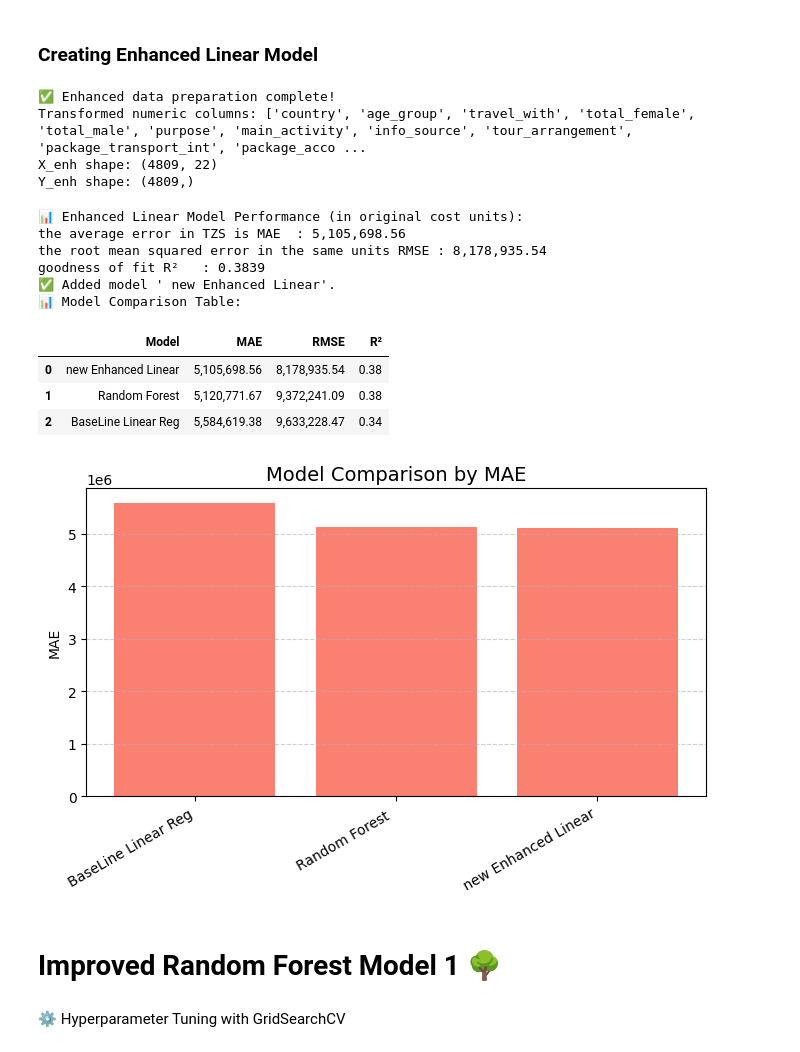
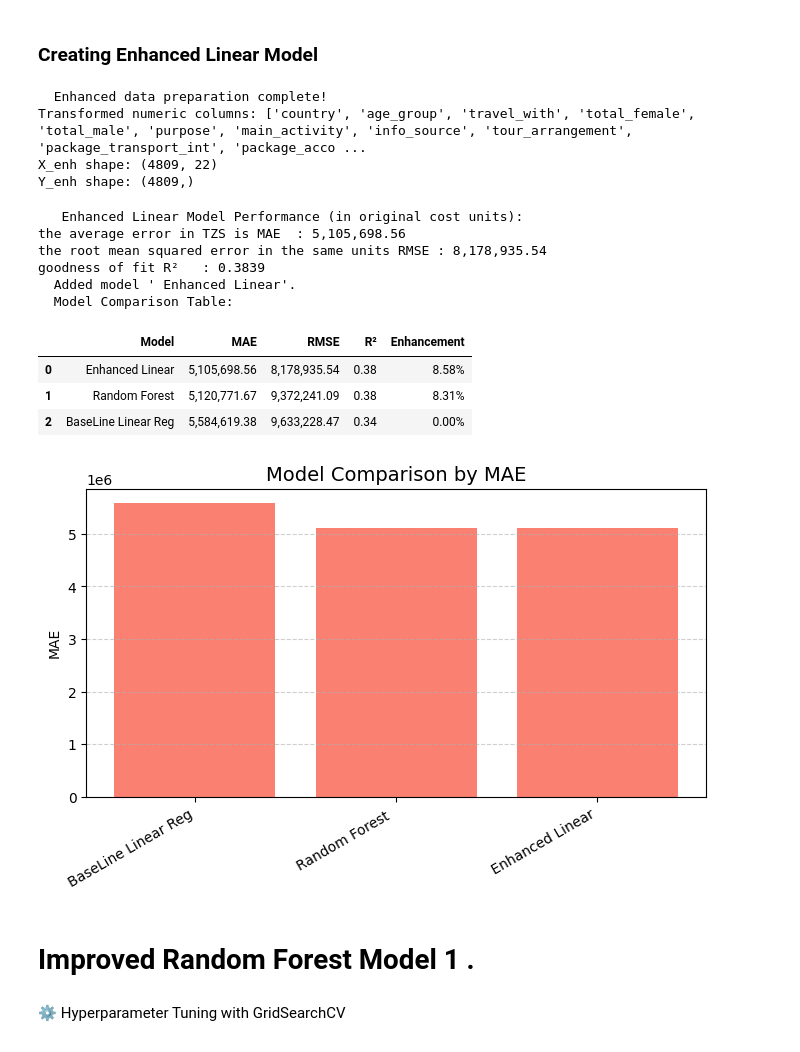
Before and after one commit to Karl-Johann-Jaekel/Machine-Learning-Project-Tourism, a Jupyter notebook: ML-Project.ipynb, the cells around one changed output. Drawn from its saved outputs; the diff is of its cells as text; code cells hidden in the pictures.

Commit message:
code enhanced for presentation

```diff
--- a/ML-Project.ipynb
+++ b/ML-Project.ipynb
@@ -1413,21 +1287,21 @@ plt.show()
 # %%
 
 # ===========================
-# 🧱 Enhanced Data Preparation (Independent from baseline)
+#   Enhanced Data Preparation (Independent from baseline)
 # ===========================
 
 import numpy as np
 import pandas as pd
 from sklearn.preprocessing import StandardScaler
 
-# --- 0️⃣ Make independent copies ---
+# ---  0-Make independent copies ---
 train_enh = train.copy()
 
 
-# --- 1️⃣ Log-transform the target variable ---
+# ---  1- Log-transform the target variable ---
 train_enh['log_total_cost'] = np.log1p(train_enh['total_cost'])
 
-# --- 2️⃣ Handle outliers in numeric columns ---
+# ---  2- Handle outliers in numeric columns ---
 numeric_cols_enh = train_enh.select_dtypes(include=['float64', 'int64']).columns
 
 for col in numeric_cols_enh:
@@ -1435,28 +1309,29 @@ for col in numeric_cols_enh:
     upper = train_enh[col].quantile(0.99)
     train_enh[col] = np.clip(train_enh[col], lower, upper)
 
-# --- 3️⃣ Standardize numeric features ---
+# ---  3- Standardize numeric features ---
 numeric_cols_enh = numeric_cols_enh.drop(['total_cost', 'log_total_cost', 'id'], errors='ignore')
 
-scaler = StandardScaler()
-train_enh[numeric_cols_enh] = scaler.fit_transform(train_enh[numeric_cols_enh])
+scaler_enh = StandardScaler()
+train_enh[numeric_cols_enh] = scaler_enh.fit_transform(train_enh[numeric_cols_enh])
 
 # Standardize only columns that exist in test_enh
 #numeric_cols_test = [col for col in numeric_cols if col in test_enh.columns]
 
 
-# --- 4️⃣ Split features and target for enhanced model ---
+
+# ---  4- Split features and target for enhanced model ---
 X_enh = train_enh.drop(columns=['total_cost', 'log_total_cost'])
 Y_enh = train_enh['total_cost']
 
 
-# --- 5️⃣ Quick check ---
-print("\n✅ Enhanced data preparation complete!")
+# ---  5- Quick check ---
+print("\n  Enhanced data preparation complete!")
 print("Transformed numeric columns:", numeric_cols_enh.tolist())
 print("X_enh shape:", X_enh.shape)
 print("Y_enh shape:", Y_enh.shape)
 # %% [output]
-✅ Enhanced data preparation complete!
+  Enhanced data preparation complete!
 Transformed numeric columns: ['country', 'age_group', 'travel_with', 'total_female', 'total_male', 'purpose', 'main_activity', 'info_source', 'tour_arrangement', 'package_transport_int', 'package_acco ...
 X_enh shape: (4809, 22)
 Y_enh shape: (4809,)
@@ -1466,54 +1341,62 @@ from sklearn.linear_model import LinearRegression
 from sklearn.metrics import mean_absolute_error, mean_squared_error, r2_score
 import numpy as np
 
-# --- 1️⃣ Split the enhanced dataset ---
+# ---  1- Split the enhanced dataset ---
 X_enh = train_enh.drop(columns=['total_cost', 'log_total_cost', 'id'])
 y_enh = train_enh['total_cost']
+
+
+######
+# Apply log1p transform to stabilize variance and reduce skew
+# log1p(x) = log(1 + x) handles zeros safely
+y_log_enh = np.log1p(y_enh)
+
 
 X_train_enh, X_val_enh, y_train_enh, y_val_enh = train_test_split(
     X_enh, y_enh, test_size=0.15, random_state=42
 )
 
-# --- 2️⃣ Train Linear Regression ---
+# ---  2- Train Linear Regression ---
 linreg_enh = LinearRegression()
 linreg_enh.fit(X_train_enh, y_train_enh)
 
-# --- 3️⃣ Predict on validation set ---
+# ---  3- Predict on validation set ---
 y_pred_enh = linreg_enh.predict(X_val_enh)
 
 
-# --- 5️⃣ Evaluate metrics in real money units ---
+# ---  5- Evaluate metrics in real money units ---
 mae_enh = mean_absolute_error(y_val_enh, y_pred_enh)
 rmse_enh = mean_squared_error(y_val_enh, y_pred_enh, squared=False)
 r2_enh = r2_score(y_val_enh, y_pred_enh)
 
-print("📊 Enhanced Linear Model Performance (in original cost units):")
+print("   Enhanced Linear Model Performance (in original cost units):")
 print(f"the average error in TZS is MAE  : {mae_enh:,.2f}")
 print(f"the root mean squared error in the same units RMSE : {rmse_enh:,.2f}")
 print(f"goodness of fit R²   : {r2_enh:.4f}")
 
 # After evaluating models
-metrics.add(" new Enhanced Linear", mae_enh,rmse_enh, r2_enh)
+metricsComparing.add(" Enhanced Linear", mae_enh,rmse_enh, r2_enh)
+
 
 # Show as table
-metrics.show()
-metrics.plot_mae()
+metricsComparing.show()
+metricsComparing.plot_mae()
 
 #train_enh[['total_cost', 'log_total_cost']].head()
 # %% [output]
-📊 Enhanced Linear Model Performance (in original cost units):
+   Enhanced Linear Model Performance (in original cost units):
 the average error in TZS is MAE  : 5,105,698.56
 the root mean squared error in the same units RMSE : 8,178,935.54
 goodness of fit R²   : 0.3839
-✅ Added model ' new Enhanced Linear'.
-📊 Model Comparison Table:
+  Added model ' Enhanced Linear'.
+  Model Comparison Table:
-|  | Model | MAE | RMSE | R² |
-| 0 | new Enhanced Linear | 5,105,698.56 | 8,178,935.54 | 0.38 |
-| 1 | Random Forest | 5,120,771.67 | 9,372,241.09 | 0.38 |
-| 2 | BaseLine Linear Reg | 5,584,619.38 | 9,633,228.47 | 0.34 |
+|  | Model | MAE | RMSE | R² | Enhancement |
+| 0 | Enhanced Linear | 5,105,698.56 | 8,178,935.54 | 0.38 | 8.58% |
+| 1 | Random Forest | 5,120,771.67 | 9,372,241.09 | 0.38 | 8.31% |
+| 2 | BaseLine Linear Reg | 5,584,619.38 | 9,633,228.47 | 0.34 | 0.00% |
-[figure, old version]
+[figure, new version]
 # %% [markdown]
-# Improved Random Forest Model 1 🌳
+# Improved Random Forest Model 1 .
 # %% [markdown]
 ⚙️ Hyperparameter Tuning with GridSearchCV
 # %%
```
Also changed, not shown: parts of 34 cells of this notebook.
